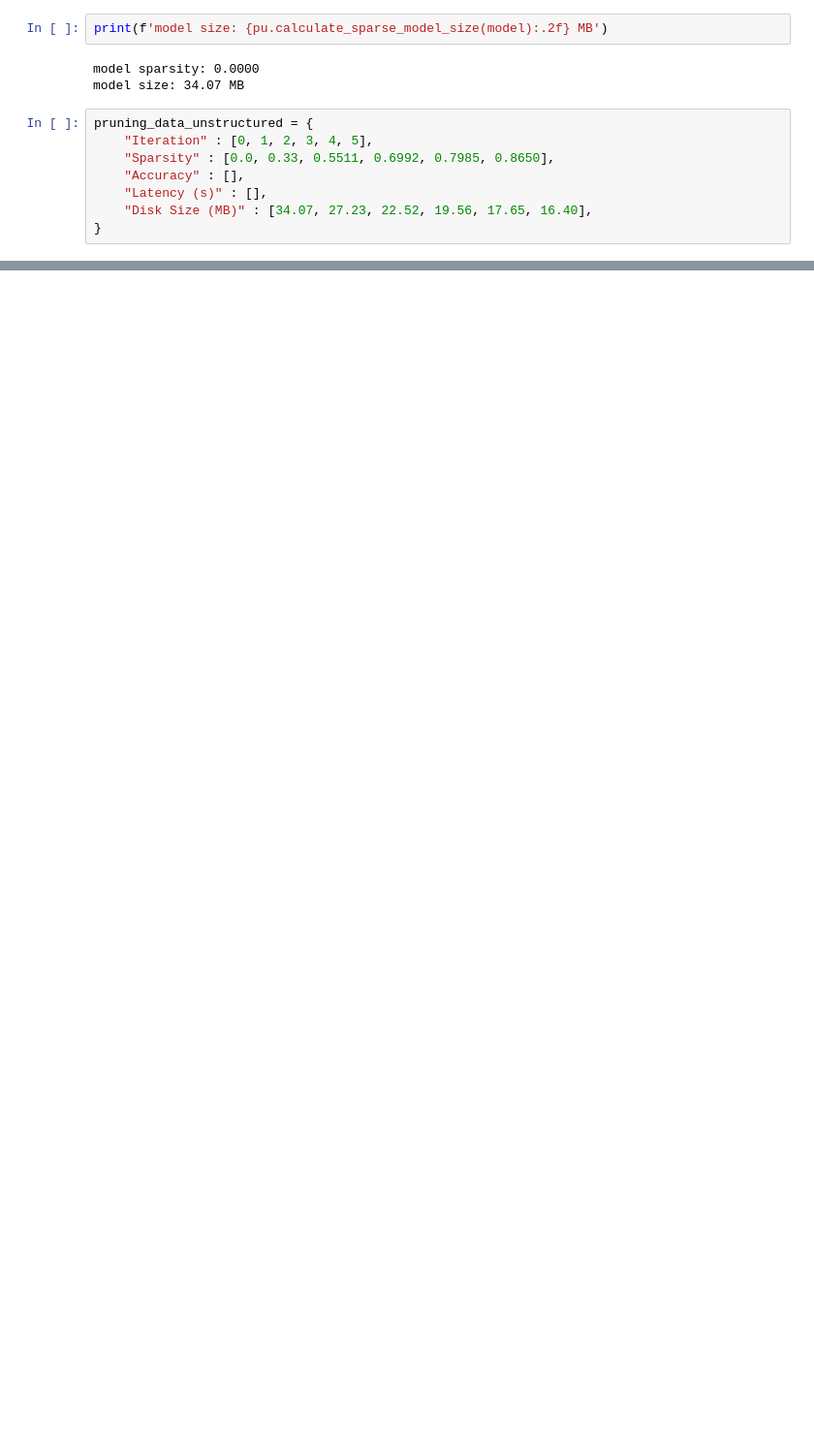
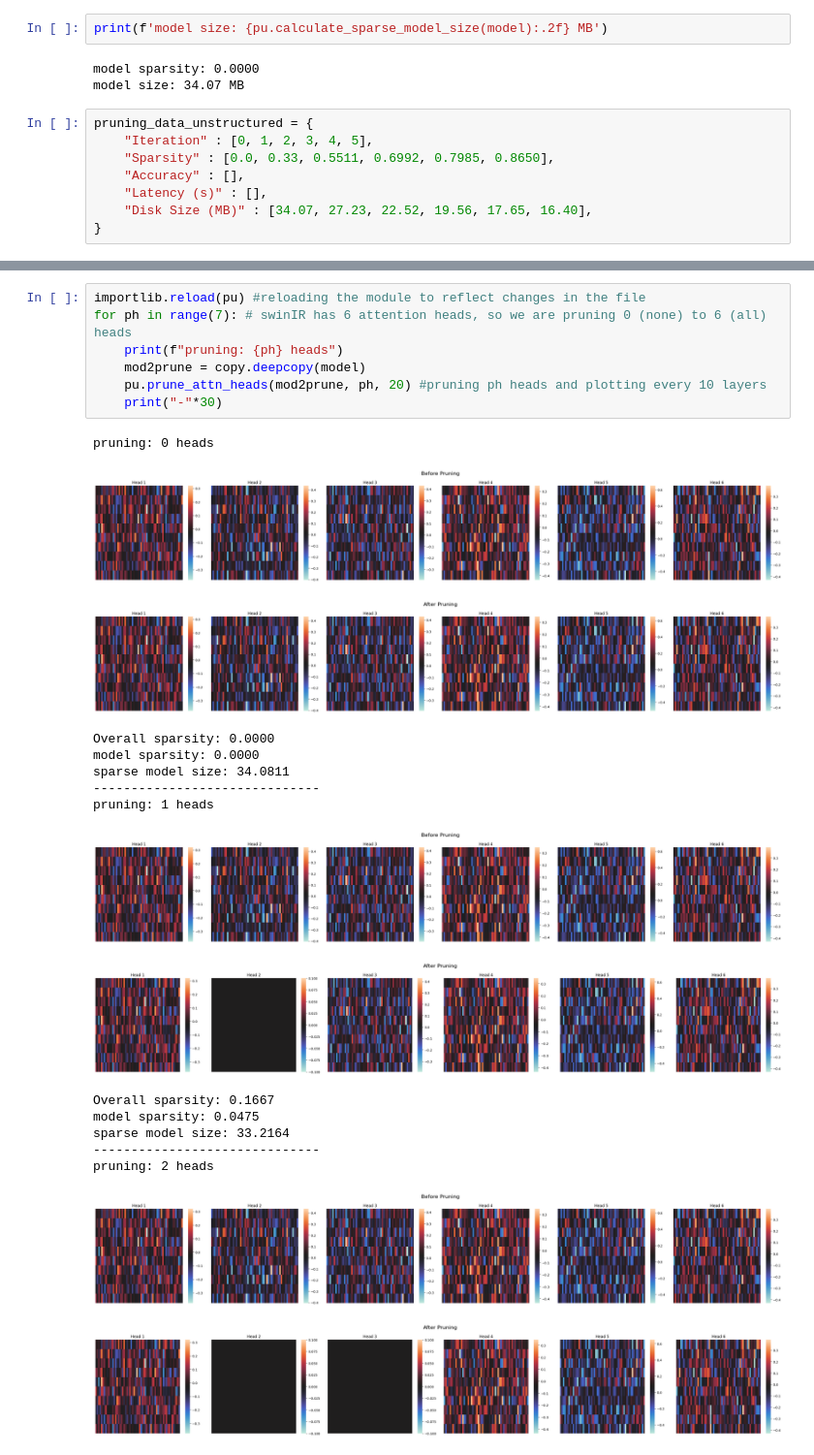
Before and after one commit to vbhasin999/SwinIR-experiments, a Jupyter notebook: pruning.ipynb, the cells around one changed output, grey strips where cells are left out. Shown at 97% size. Drawn from its saved outputs; the diff is of its cells as text; blank space fills up the shorter version.

Commit message:
structured pruning of attn heads and linear neurons

```diff
--- a/pruning.ipynb
+++ b/pruning.ipynb
@@ -144,0 +142,25 @@ pruning_data_unstructured = {
+# %%
+importlib.reload(pu) #reloading the module to reflect changes in the file
+for ph in range(7): # swinIR has 6 attention heads, so we are pruning 0 (none) to 6 (all) heads
+    print(f"pruning: {ph} heads")
+    mod2prune = copy.deepcopy(model)
+    pu.prune_attn_heads(mod2prune, ph, 20) #pruning ph heads and plotting every 10 layers
+    print("-"*30)
+# %% [output]
+pruning: 0 heads
+[figure, added]
+[figure, added]
+Overall sparsity: 0.0000
+model sparsity: 0.0000
+sparse model size: 34.0811
+------------------------------
+pruning: 1 heads
+[figure, added]
+[figure, added]
+Overall sparsity: 0.1667
+model sparsity: 0.0475
+sparse model size: 33.2164
+------------------------------
+pruning: 2 heads
+[figure, added]
+[figure, added]
```
Also changed, not shown: parts of 9 cells of this notebook, 15 other files.
